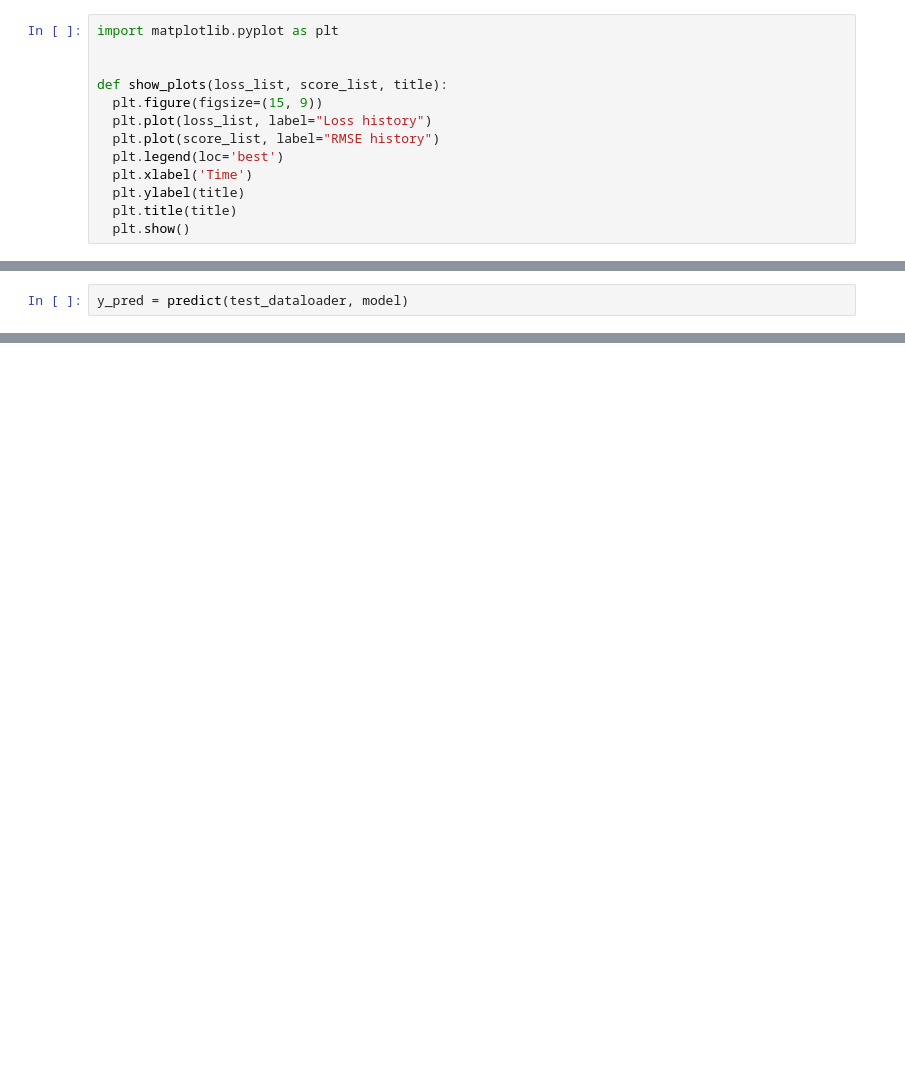
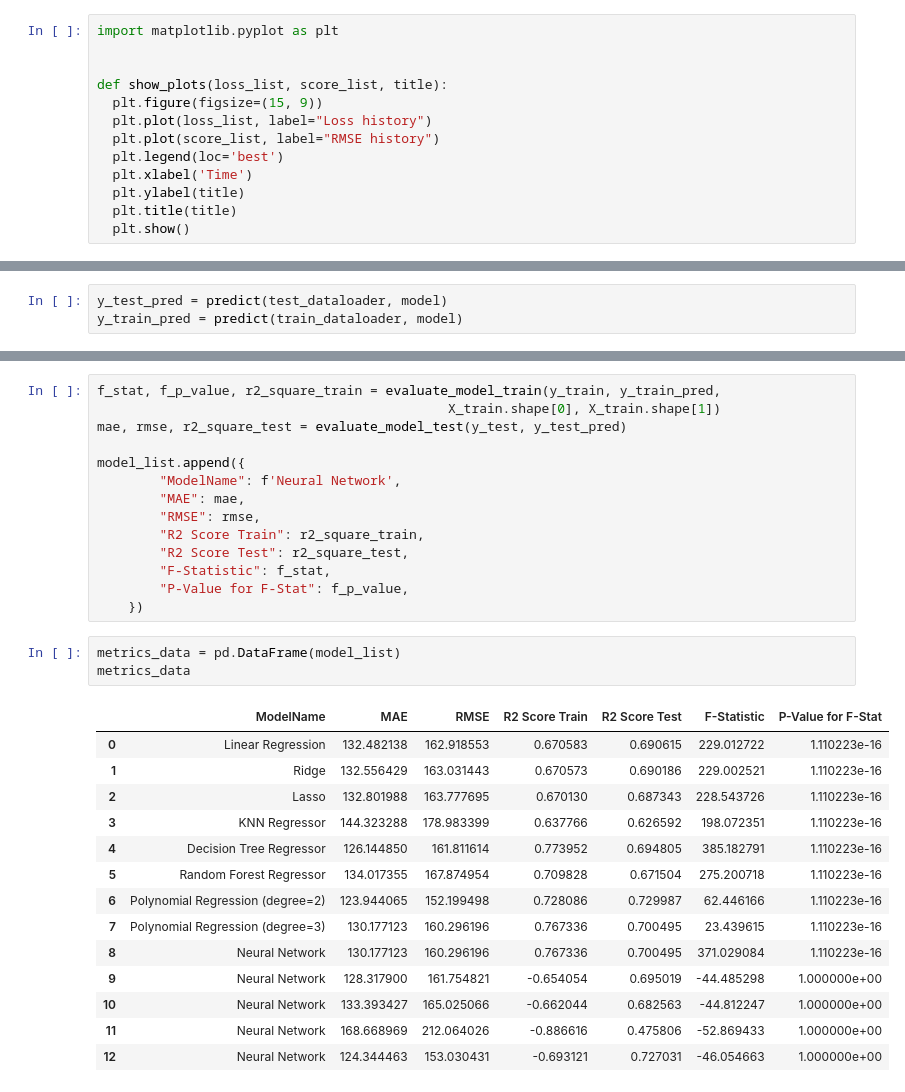
Before and after one commit to adityagoyal222/fitnessprediction, a Jupyter notebook: notebook/fitness_eda.ipynb, the cells around one changed output, grey strips where cells are left out. Drawn from its saved outputs; the diff is of its cells as text; blank space fills up the shorter version.

```diff
--- a/notebook/fitness_eda.ipynb
+++ b/notebook/fitness_eda.ipynb
@@ -664,3 +648,4 @@ show_plots(loss_history, score_history, 'Train history')
 # %%
-y_pred = predict(test_dataloader, model)
+y_test_pred = predict(test_dataloader, model)
+y_train_pred = predict(train_dataloader, model)
 # %%
@@ -675,0 +661,32 @@ predictions.head()
+# %%
+f_stat, f_p_value, r2_square_train = evaluate_model_train(y_train, y_train_pred,
+                                             X_train.shape[0], X_train.shape[1])
+mae, rmse, r2_square_test = evaluate_model_test(y_test, y_test_pred)
+
+model_list.append({
+        "ModelName": f'Neural Network',
+        "MAE": mae,
+        "RMSE": rmse,
+        "R2 Score Train": r2_square_train,
+        "R2 Score Test": r2_square_test,
+        "F-Statistic": f_stat,
+        "P-Value for F-Stat": f_p_value,
+    })
+# %%
+metrics_data = pd.DataFrame(model_list)
+metrics_data
+# %% [output]
+|  | ModelName | MAE | RMSE | R2 Score Train | R2 Score Test | F-Statistic | P-Value for F-Stat |
+| 0 | Linear Regression | 132.482138 | 162.918553 | 0.670583 | 0.690615 | 229.012722 | 1.110223e-16 |
+| 1 | Ridge | 132.556429 | 163.031443 | 0.670573 | 0.690186 | 229.002521 | 1.110223e-16 |
+| 2 | Lasso | 132.801988 | 163.777695 | 0.670130 | 0.687343 | 228.543726 | 1.110223e-16 |
+| 3 | KNN Regressor | 144.323288 | 178.983399 | 0.637766 | 0.626592 | 198.072351 | 1.110223e-16 |
+| 4 | Decision Tree Regressor | 126.144850 | 161.811614 | 0.773952 | 0.694805 | 385.182791 | 1.110223e-16 |
+| 5 | Random Forest Regressor | 134.017355 | 167.874954 | 0.709828 | 0.671504 | 275.200718 | 1.110223e-16 |
+| 6 | Polynomial Regression (degree=2) | 123.944065 | 152.199498 | 0.728086 | 0.729987 | 62.446166 | 1.110223e-16 |
+| 7 | Polynomial Regression (degree=3) | 130.177123 | 160.296196 | 0.767336 | 0.700495 | 23.439615 | 1.110223e-16 |
+| 8 | Neural Network | 130.177123 | 160.296196 | 0.767336 | 0.700495 | 371.029084 | 1.110223e-16 |
+| 9 | Neural Network | 128.317900 | 161.754821 | -0.654054 | 0.695019 | -44.485298 | 1.000000e+00 |
+| 10 | Neural Network | 133.393427 | 165.025066 | -0.662044 | 0.682563 | -44.812247 | 1.000000e+00 |
+| 11 | Neural Network | 168.668969 | 212.064026 | -0.886616 | 0.475806 | -52.869433 | 1.000000e+00 |
+| 12 | Neural Network | 124.344463 | 153.030431 | -0.693121 | 0.727031 | -46.054663 | 1.000000e+00 |
```
Also changed, not shown: parts of 9 cells of this notebook.
